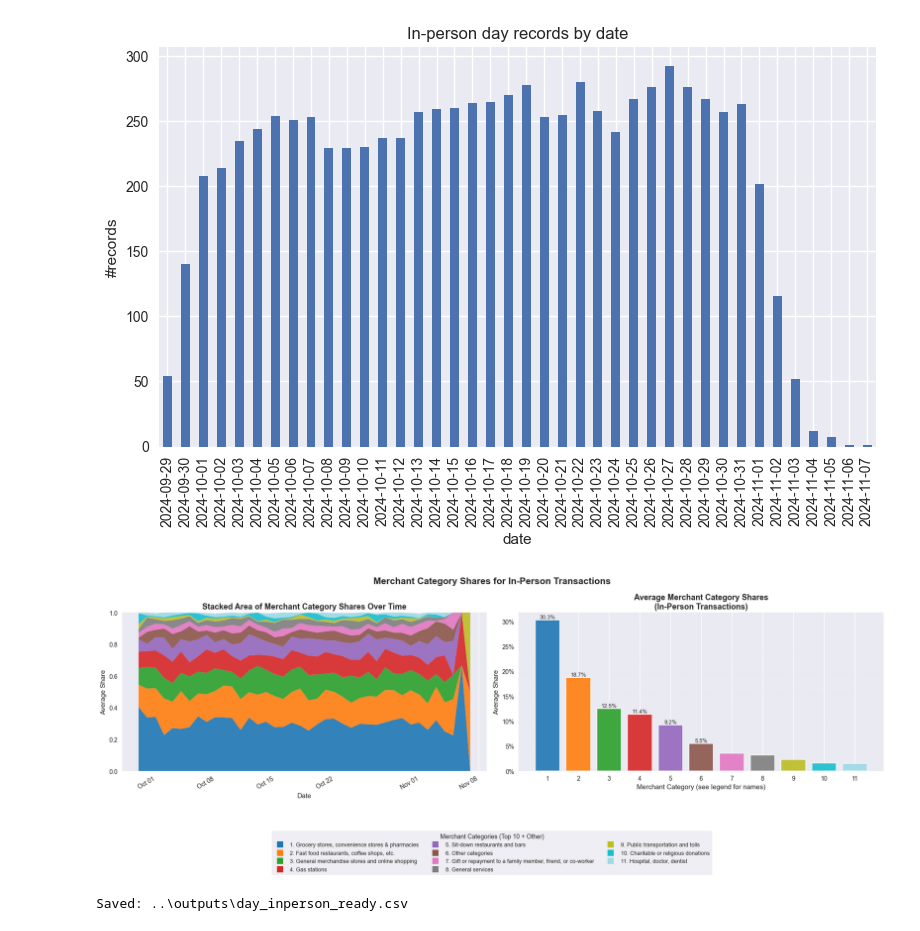
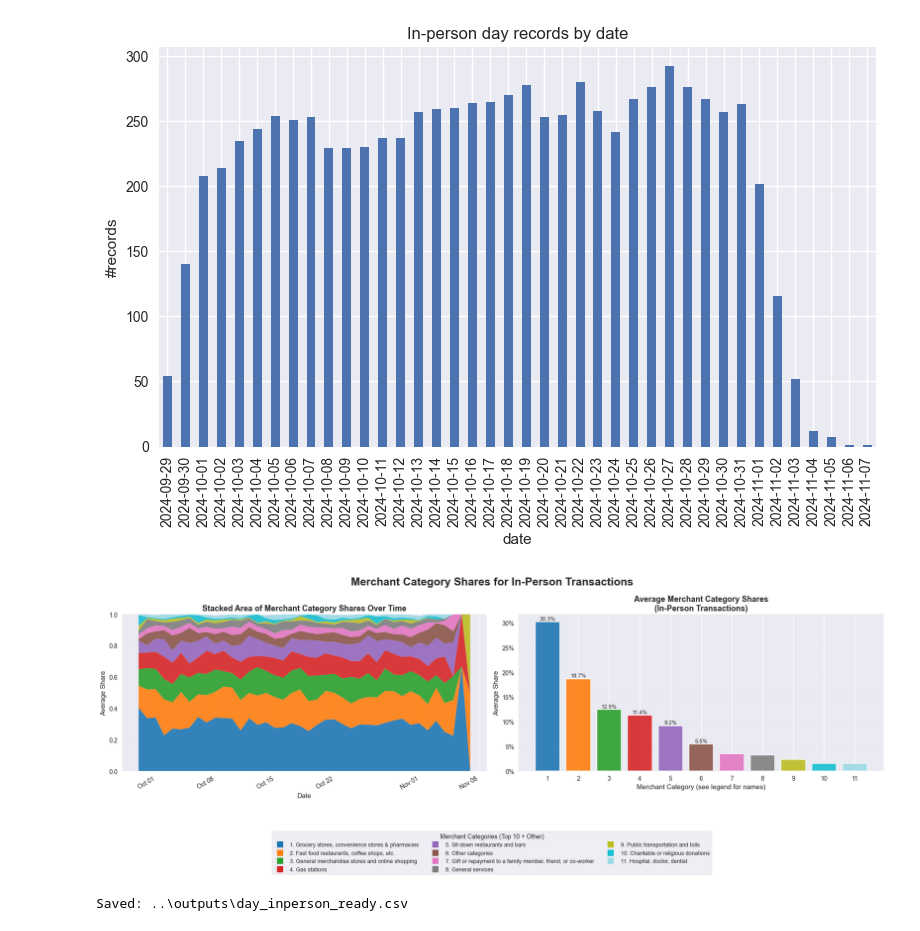
Before and after one commit to JerroldH/dcpc-friction-dml, a Jupyter notebook: notebooks/02_build_inperson_day.ipynb, the cells around one changed output. Cells and saved outputs as stored; diff of their text form; code cells hidden in the pictures.

Commit message:
updated visualization

```diff
--- a/notebooks/02_build_inperson_day.ipynb
+++ b/notebooks/02_build_inperson_day.ipynb
@@ -367,7 +367,7 @@ color_dict = {cat: cmap(i) for i, cat in enumerate(ordered_cats)}
 
 # Graph
 fig, (ax1, ax2) = plt.subplots(1, 2, figsize=(18, 6))
-fig.suptitle("Merchant Category Shares for In-Person Transactions", fontsize=15, fontweight="bold")
+fig.suptitle("Merchant Category Shares for In-Person Transactions", fontsize=18, fontweight="bold")
 
 
 ax1.stackplot(
@@ -415,34 +415,34 @@ for bar, val in zip(bars, avg_shares.values):
         ax2.text(
             bar.get_x() + bar.get_width()/2,
             bar.get_height(),
             f"{val:.1%}",
             ha='center', va='bottom', fontsize=9
         )
 
 # Legend: full category names + colors
 legend_handles = [
     plt.Line2D([0], [0], marker='s', linestyle='',
                color=color_dict[c], markersize=10)
     for c in ordered_cats
 ]
 
 fig.legend(
     legend_handles,
     [f"{i+1}. {name}" for i, name in enumerate(ordered_cats)],
     loc='lower center',
     ncol=3,
     bbox_to_anchor=(0.5, -0.15),
     fontsize=9,
     frameon=True,
     title="Merchant Categories (Top 10 + Other)",
     title_fontsize=10
 )
 
 plt.tight_layout()
 plt.subplots_adjust(bottom=0.25)
 plt.show()
 # %% [output]
-[figure, old version]
+[figure, new version]
 # %%
 # Keep only the October data
 day_ip = day_ip[day_ip["_date"].dt.month == 10].copy()
```
